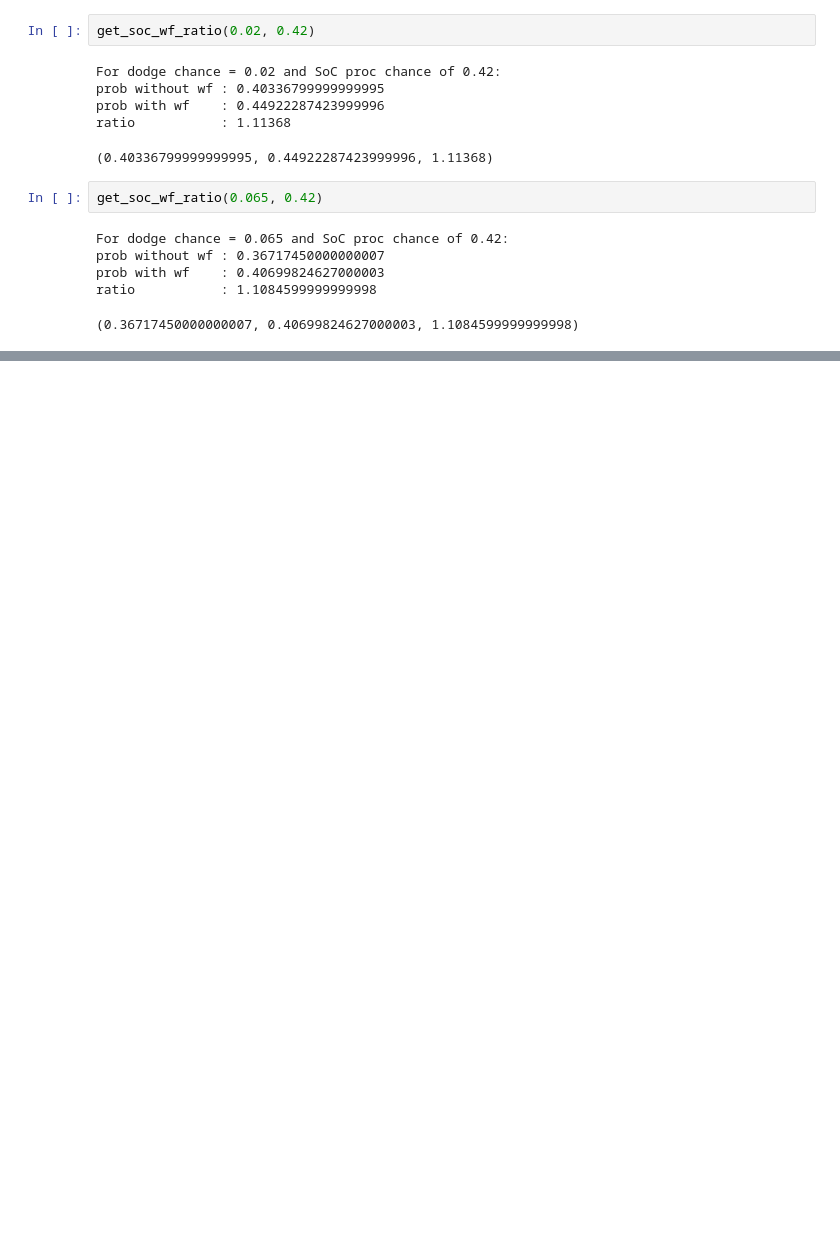
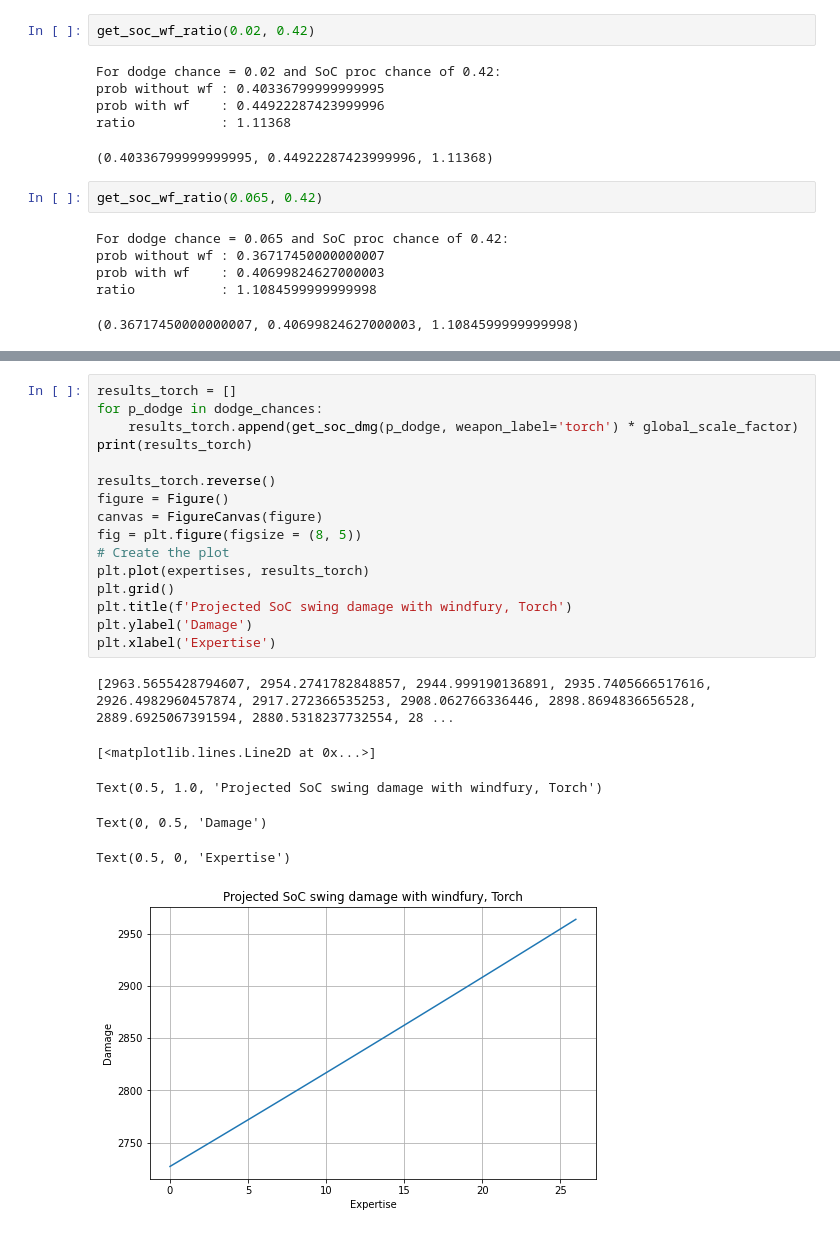
Before and after one commit to hypernormalisation/zeal, a Jupyter notebook: SoC.ipynb, the cells around one changed output, grey strips where cells are left out. Cells and saved outputs as stored; diff of their text form; blank space fills up the shorter version.

```diff
--- a/SoC.ipynb
+++ b/SoC.ipynb
@@ -48,0 +305,23 @@ ratio           : 1.1084599999999998
+# %%
+results_torch = []
+for p_dodge in dodge_chances:
+    results_torch.append(get_soc_dmg(p_dodge, weapon_label='torch') * global_scale_factor)
+print(results_torch)
+
+results_torch.reverse()
+figure = Figure()
+canvas = FigureCanvas(figure)
+fig = plt.figure(figsize = (8, 5))
+# Create the plot
+plt.plot(expertises, results_torch)
+plt.grid()
+plt.title(f'Projected SoC swing damage with windfury, Torch')
+plt.ylabel('Damage')
+plt.xlabel('Expertise')
+# %% [output]
+[2963.5655428794607, 2954.2741782848857, 2944.999190136891, 2935.7405666517616, 2926.4982960457874, 2917.272366535253, 2908.062766336446, 2898.8694836656528, 2889.6925067391594, 2880.5318237732554, 28 ...
+[<matplotlib.lines.Line2D at 0x...>]
+Text(0.5, 1.0, 'Projected SoC swing damage with windfury, Torch')
+Text(0, 0.5, 'Damage')
+Text(0.5, 0, 'Expertise')
+[figure, added]
```
Also changed, not shown: parts of 15 cells of this notebook, 4 other files.
